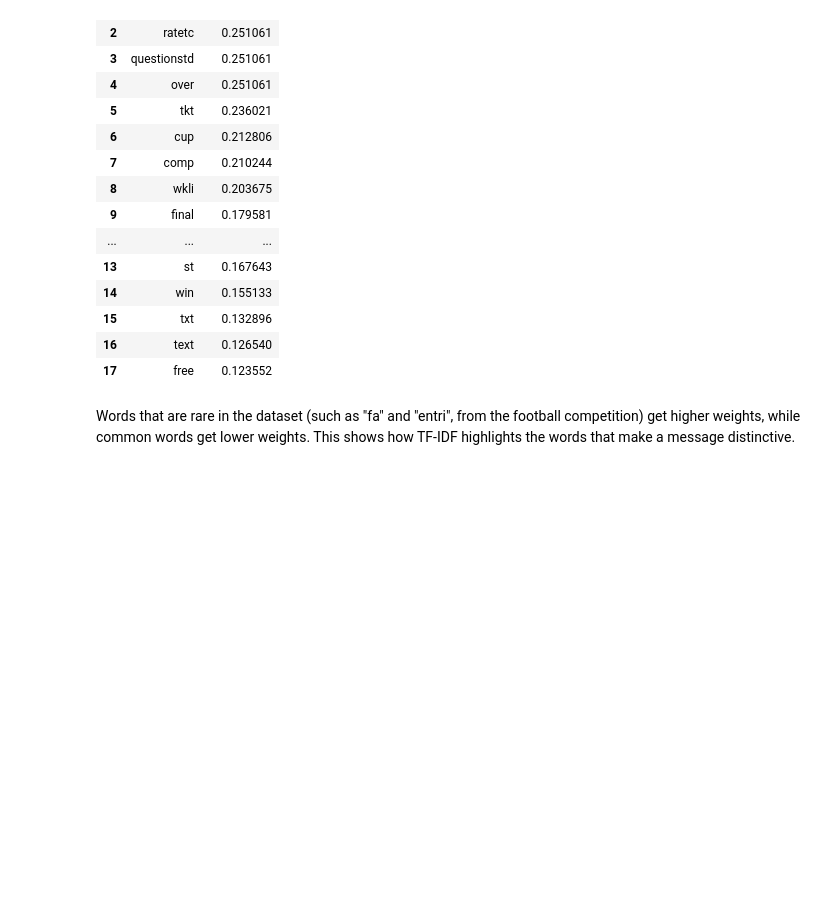
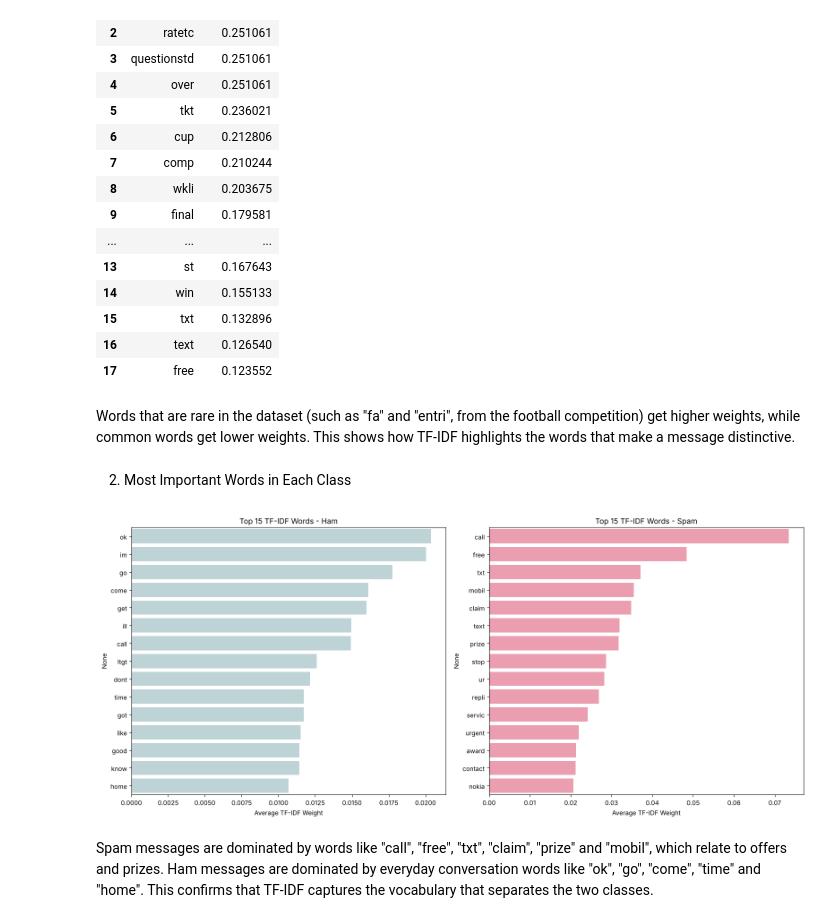
Before and after one commit to LujainAyyash/DS483-Project, a Jupyter notebook: NLP_Code.ipynb, the cells around one changed output. Cells and saved outputs as stored; diff of their text form; code cells hidden in the pictures; blank space fills up the shorter version.

Commit message:
Part 2: Add top TF-IDF words per class visualization

```diff
--- a/NLP_Code.ipynb
+++ b/NLP_Code.ipynb
@@ -317,3 +322,28 @@ Cleaned message : free entri wkli comp win fa cup final tkt st may text fa recei
 | 17 | free | 0.123552 |
 # %% [markdown]
 Words that are rare in the dataset (such as "fa" and "entri", from the football competition) get higher weights, while common words get lower weights. This shows how TF-IDF highlights the words that make a message distinctive.
+# %% [markdown]
+2. Most Important Words in Each Class
+# %%
+spam_mean = np.asarray(X_tfidf[spam_mask].mean(axis=0)).flatten()
+ham_mean = np.asarray(X_tfidf[ham_mask].mean(axis=0)).flatten()
+
+top_spam = pd.Series(spam_mean, index=feature_names).sort_values(ascending=False).head(15)
+top_ham = pd.Series(ham_mean, index=feature_names).sort_values(ascending=False).head(15)
+
+fig, axes = plt.subplots(1, 2, figsize=(16, 7))
+
+sns.barplot(x=top_ham.values, y=top_ham.index, ax=axes[0], color='#BAD6DA')
+axes[0].set_title('Top 15 TF-IDF Words - Ham')
+axes[0].set_xlabel('Average TF-IDF Weight')
+
+sns.barplot(x=top_spam.values, y=top_spam.index, ax=axes[1], color='#F791A9')
+axes[1].set_title('Top 15 TF-IDF Words - Spam')
+axes[1].set_xlabel('Average TF-IDF Weight')
+
+plt.tight_layout()
+plt.show()
+# %% [output]
+[figure, added]
+# %% [markdown]
+Spam messages are dominated by words like "call", "free", "txt", "claim", "prize" and "mobil", which relate to offers and prizes. Ham messages are dominated by everyday conversation words like "ok", "go", "come", "time" and "home". This confirms that TF-IDF captures the vocabulary that separates the two classes.
```
Also changed, not shown: parts of 1 cell of this notebook.
